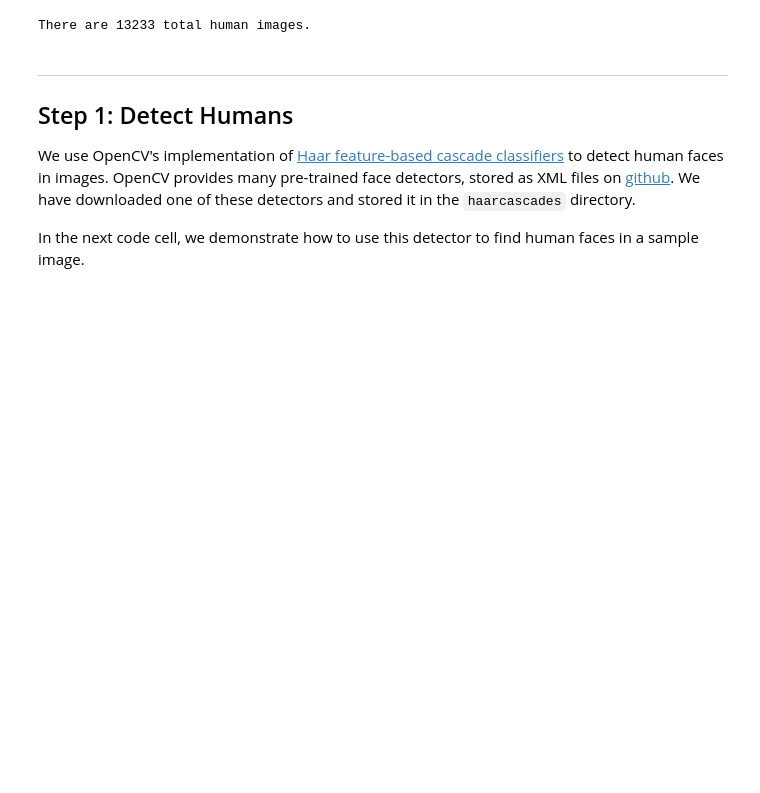
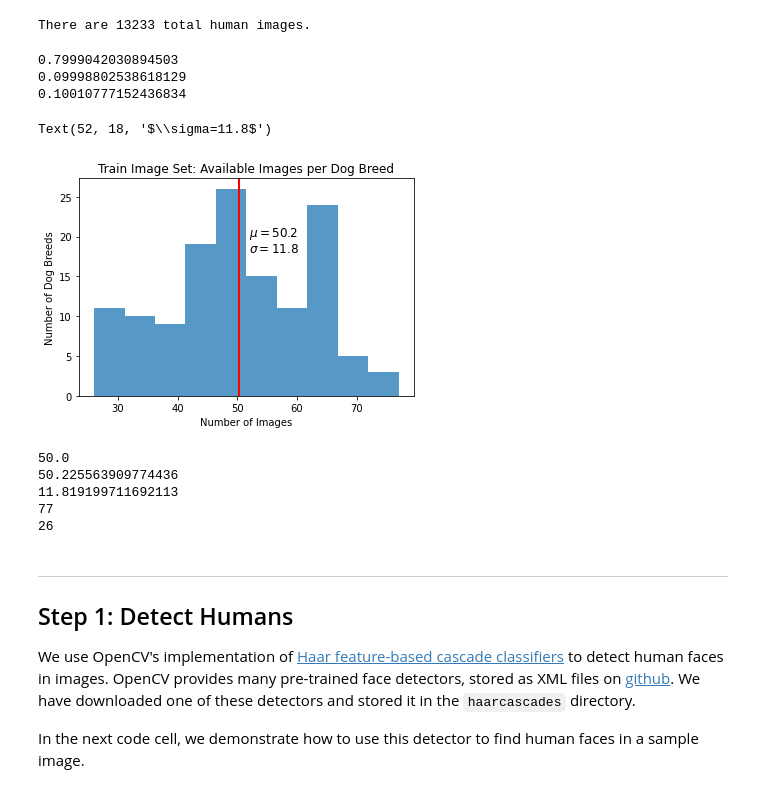
Before and after one commit to mhoenick/dogapp, a Jupyter notebook: dog_app.ipynb, the cells around one changed output. Cells and saved outputs as stored; diff of their text form; code cells hidden in the pictures; blank space fills up the shorter version.

```diff
--- a/dog_app.ipynb
+++ b/dog_app.ipynb
@@ -106,3 +106,12 @@ random.shuffle(human_files)
 print('There are %d total human images.' % len(human_files))
 # %% [output]
 There are 13233 total human images.
+# %%
+# Evaluate data set splitting
+print(len(train_files) / len(np.hstack([train_files, valid_files, test_files])))
+print(len(valid_files) / len(np.hstack([train_files, valid_files, test_files])))
+print(len(test_files) / len(np.hstack([train_files, valid_files, test_files])))
+# %% [output]
+0.7999042030894503
+0.09998802538618129
+0.10010777152436834
@@ -109,3 +121,35 @@ There are 13233 total human images.
+# %%
+# get number of dog images per breed / class
+path_l1 = "dogImages/train"
+nb_imgs = []
+for path_l2 in glob(path_l1 + "/*"):
+        #print(glob(path_l2 + '/*'))
+        nb_imgs.append(len(glob(path_l2 + "/*")))
+# %%
+# plot distribution of dog images per breed / class
+plt.hist(np.array(nb_imgs), alpha=0.75)
+plt.axvline(x=50.2, color='red', linewidth=2)
+plt.title('Train Image Set: Available Images per Dog Breed')
+plt.xlabel('Number of Images')
+plt.ylabel('Number of Dog Breeds')
+plt.text(52, 20, r'$\mu=50.2$', fontsize=12)
+plt.text(52, 18, r'$\sigma=11.8$', fontsize=12)
+# %% [output]
+Text(52, 18, '$\\sigma=11.8$')
+[figure, added]
+# %%
+# statistics of images per dog breed distribution
+print(np.percentile(np.array(nb_imgs), 50))
+print(np.array(nb_imgs).mean())
+print(np.array(nb_imgs).std())
+print(np.array(nb_imgs).max())
+print(np.array(nb_imgs).min())
+# %% [output]
+50.0
+50.225563909774436
+11.819199711692113
+77
+26
 # %% [markdown]
 ---
 <a id='step1'></a>
```
Also changed, not shown: parts of 22 cells of this notebook, 9 other files.
